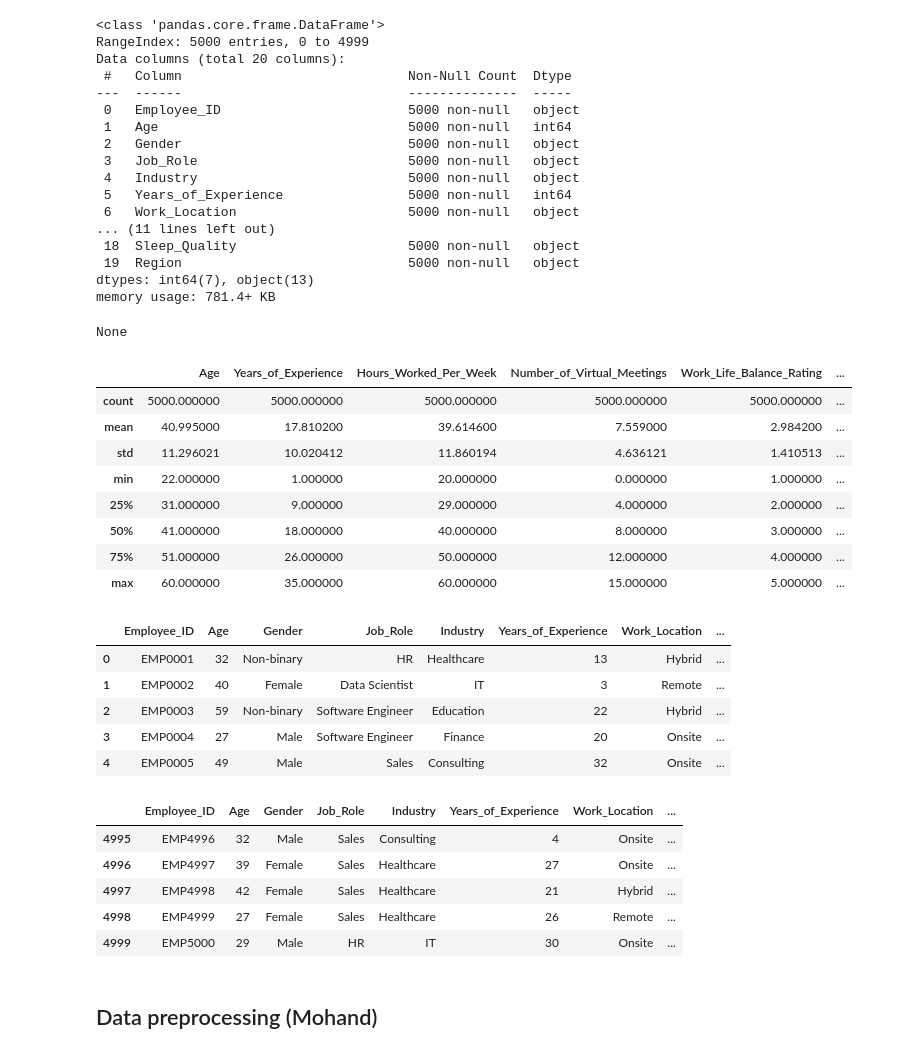
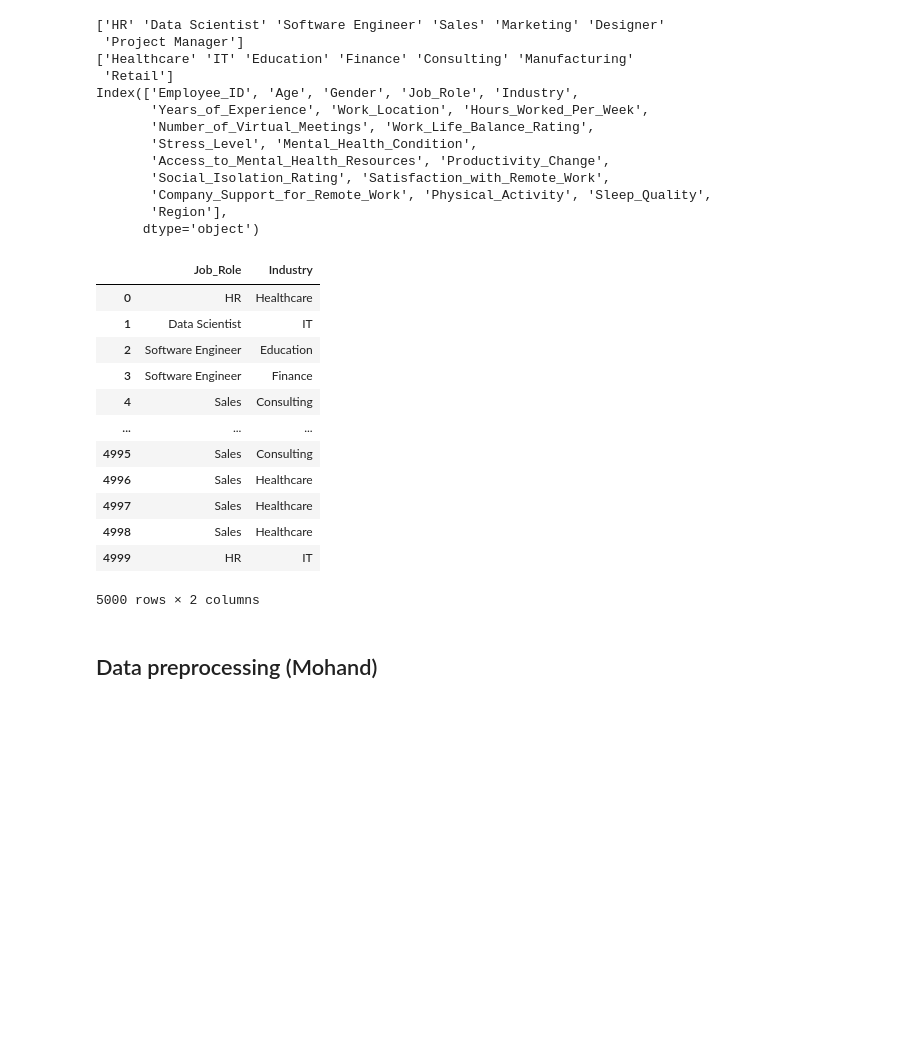
Before and after one commit to johnnyhuyhuynh/MindSpace, a Jupyter notebook: MindSpace-Raw.ipynb, the cells around one changed output. Drawn from its saved outputs; the diff is of its cells as text; code cells hidden in the pictures; blank space fills up the shorter version.

```diff
--- a/MindSpace-Raw.ipynb
+++ b/MindSpace-Raw.ipynb
@@ -1,58 +1,49 @@
 # %%
 import numpy as np
 import pandas as pd
 import seaborn as sns
 import matplotlib.pyplot as plt
 
 # Open the zip into the dataset folder if this does not work for you
 
 df = pd.read_csv("dataset/Impact_of_Remote_Work_on_Mental_Health.csv")
 
 # Display general information about the dataset
-display(df.info())
-display(df.describe())
-display(df.head())
-display(df.tail())
+# display(df.info())
+# display(df.describe())
+# display(df.head())
+# display(df.tail())
+print(df['Job_Role'].unique())
+print(df['Industry'].unique())
+print(df.columns)
+df[['Job_Role', 'Industry']]
 # %% [output]
-<class 'pandas.core.frame.DataFrame'>
-RangeIndex: 5000 entries, 0 to 4999
-Data columns (total 20 columns):
- #   Column                             Non-Null Count  Dtype
----  ------                             --------------  -----
- 0   Employee_ID                        5000 non-null   object
- 1   Age                                5000 non-null   int64
- 2   Gender                             5000 non-null   object
- 3   Job_Role                           5000 non-null   object
- 4   Industry                           5000 non-null   object
- 5   Years_of_Experience                5000 non-null   int64
- 6   Work_Location                      5000 non-null   object
-... (11 lines left out)
- 18  Sleep_Quality                      5000 non-null   object
- 19  Region                             5000 non-null   object
-dtypes: int64(7), object(13)
-memory usage: 781.4+ KB
+['HR' 'Data Scientist' 'Software Engineer' 'Sales' 'Marketing' 'Designer'
+ 'Project Manager']
+['Healthcare' 'IT' 'Education' 'Finance' 'Consulting' 'Manufacturing'
+ 'Retail']
+Index(['Employee_ID', 'Age', 'Gender', 'Job_Role', 'Industry',
+       'Years_of_Experience', 'Work_Location', 'Hours_Worked_Per_Week',
+       'Number_of_Virtual_Meetings', 'Work_Life_Balance_Rating',
+       'Stress_Level', 'Mental_Health_Condition',
+       'Access_to_Mental_Health_Resources', 'Productivity_Change',
+       'Social_Isolation_Rating', 'Satisfaction_with_Remote_Work',
+       'Company_Support_for_Remote_Work', 'Physical_Activity', 'Sleep_Quality',
+       'Region'],
+      dtype='object')
+|  | Job_Role | Industry |
+| 0 | HR | Healthcare |
+| 1 | Data Scientist | IT |
+| 2 | Software Engineer | Education |
+| 3 | Software Engineer | Finance |
+| 4 | Sales | Consulting |
+| ... | ... | ... |
+| 4995 | Sales | Consulting |
+| 4996 | Sales | Healthcare |
+| 4997 | Sales | Healthcare |
+| 4998 | Sales | Healthcare |
+| 4999 | HR | IT |
-None
+5000 rows × 2 columns
-|  | Age | Years_of_Experience | Hours_Worked_Per_Week | Number_of_Virtual_Meetings | Work_Life_Balance_Rating | ... |
-| count | 5000.000000 | 5000.000000 | 5000.000000 | 5000.000000 | 5000.000000 | ... |
-| mean | 40.995000 | 17.810200 | 39.614600 | 7.559000 | 2.984200 | ... |
-| std | 11.296021 | 10.020412 | 11.860194 | 4.636121 | 1.410513 | ... |
-| min | 22.000000 | 1.000000 | 20.000000 | 0.000000 | 1.000000 | ... |
-| 25% | 31.000000 | 9.000000 | 29.000000 | 4.000000 | 2.000000 | ... |
-| 50% | 41.000000 | 18.000000 | 40.000000 | 8.000000 | 3.000000 | ... |
-| 75% | 51.000000 | 26.000000 | 50.000000 | 12.000000 | 4.000000 | ... |
-| max | 60.000000 | 35.000000 | 60.000000 | 15.000000 | 5.000000 | ... |
-|  | Employee_ID | Age | Gender | Job_Role | Industry | Years_of_Experience | Work_Location | ... |
-| 0 | EMP0001 | 32 | Non-binary | HR | Healthcare | 13 | Hybrid | ... |
-| 1 | EMP0002 | 40 | Female | Data Scientist | IT | 3 | Remote | ... |
-| 2 | EMP0003 | 59 | Non-binary | Software Engineer | Education | 22 | Hybrid | ... |
-| 3 | EMP0004 | 27 | Male | Software Engineer | Finance | 20 | Onsite | ... |
-| 4 | EMP0005 | 49 | Male | Sales | Consulting | 32 | Onsite | ... |
-|  | Employee_ID | Age | Gender | Job_Role | Industry | Years_of_Experience | Work_Location | ... |
-| 4995 | EMP4996 | 32 | Male | Sales | Consulting | 4 | Onsite | ... |
-| 4996 | EMP4997 | 39 | Female | Sales | Healthcare | 27 | Onsite | ... |
-| 4997 | EMP4998 | 42 | Female | Sales | Healthcare | 21 | Hybrid | ... |
-| 4998 | EMP4999 | 27 | Female | Sales | Healthcare | 26 | Remote | ... |
-| 4999 | EMP5000 | 29 | Male | HR | IT | 30 | Onsite | ... |
 # %% [markdown]
 ## Data preprocessing (Mohand)
 # %%
```
Also changed, not shown: parts of 1 cell of this notebook.
